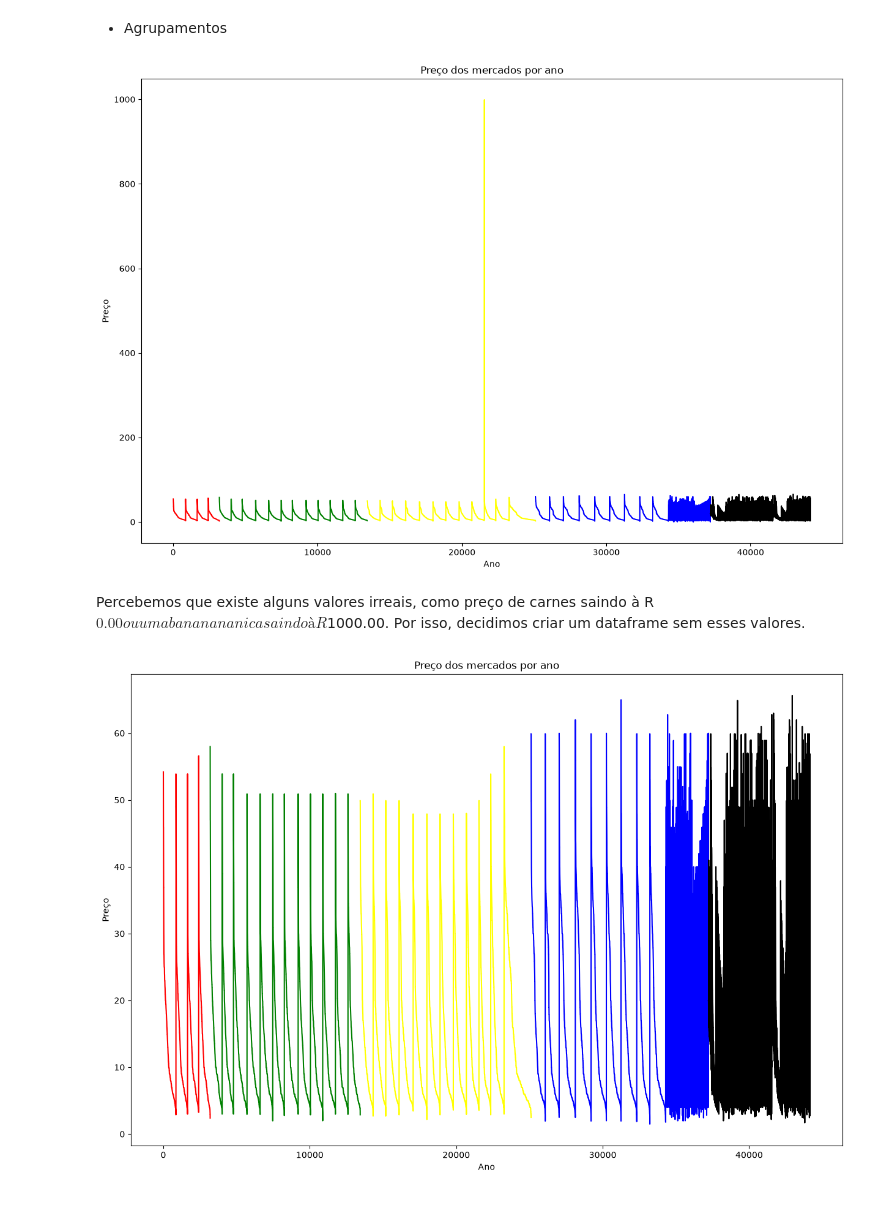
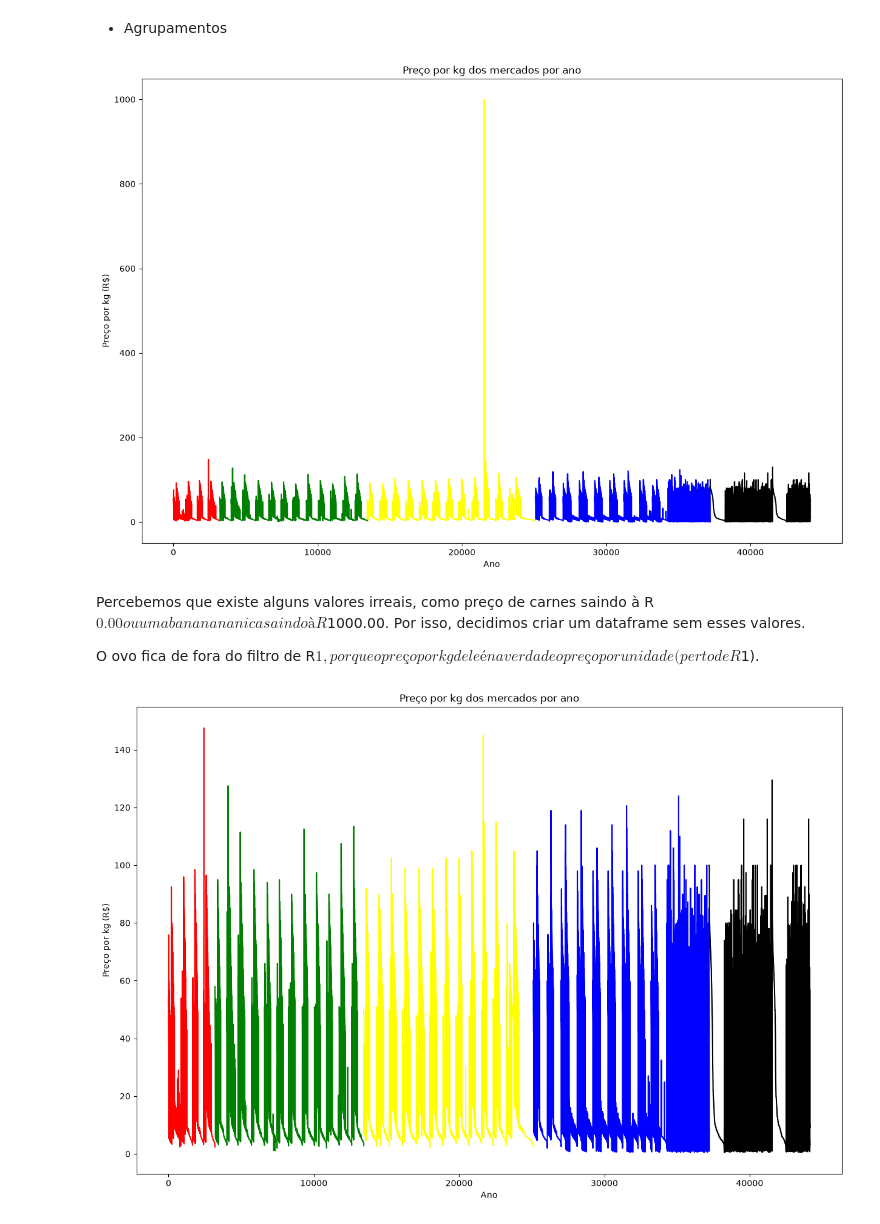
Before and after one commit to Teus-Andrezana/dados_cesta_basica, a Jupyter notebook: notebooks/cesta_basica.ipynb, the cells around one changed output. Cells and saved outputs as stored; diff of their text form; code cells hidden in the pictures.

Commit message:
- Atualizei o requirements.txt - Clusterização passa a usar preço por kg (PPK) em vez de Preco - KMeans por ano agora usa df_2

```diff
--- a/notebooks/cesta_basica.ipynb
+++ b/notebooks/cesta_basica.ipynb
@@ -259,30 +259,32 @@ years = df["Mes_Ano_Data"].dt.year.unique()
 # %%
 color = ["red","green","yellow","blue","black"]
 plt.figure(figsize=(15, 10))
-plt.title("Preço dos mercados por ano")
+plt.title("Preço por kg dos mercados por ano")
 for c, y in enumerate(years):
-    plt.plot(df[df["Mes_Ano_Data"].dt.year == y]["Preco"], color = color[c])
+    plt.plot(df[df["Mes_Ano_Data"].dt.year == y]["PPK"], color = color[c])
 plt.xlabel("Ano")
-plt.ylabel("Preço");
+plt.ylabel("Preço por kg (R$)");
 # %% [output]
-[figure, old version]
+[figure, new version]
 # %% [markdown]
 Percebemos que existe alguns valores irreais, como preço de carnes saindo à R$0.00 ou uma banana nanica saindo à R$1000.00. Por isso, decidimos criar um dataframe sem esses valores.
+
+O ovo fica de fora do filtro de R$1, porque o preço por kg dele é na verdade o preço por unidade (perto de R$1).
 # %%
-indices_d0_1000 = df[(df["Preco"]>500) | (df["Preco"]<=1)].index
+indices_d0_1000 = df[(df["PPK"]>500) | ((df["PPK"]<=1) & (df["Produto"]!="Ovo"))].index
 df_2 = df.copy()
 for i in indices_d0_1000:
     df_2 = df_2.drop(index = i, axis = 0)
 # %%
 color = ["red","green","yellow","blue","black"]
 plt.figure(figsize=(15, 10))
-plt.title("Preço dos mercados por ano")
+plt.title("Preço por kg dos mercados por ano")
 for c, y in enumerate(years):
-    plt.plot(df_2[df_2["Mes_Ano_Data"].dt.year == y]["Preco"], color = color[c])
+    plt.plot(df_2[df_2["Mes_Ano_Data"].dt.year == y]["PPK"], color = color[c])
 plt.xlabel("Ano")
-plt.ylabel("Preço");
+plt.ylabel("Preço por kg (R$)");
 # %% [output]
-[figure, old version]
+[figure, new version]
 # %%
 # 1. Carregar e selecionar as colunas numéricas
 # df = pd.read_csv('seu_arquivo.csv')
```
Also changed, not shown: parts of 2 cells of this notebook, 1 other file.
